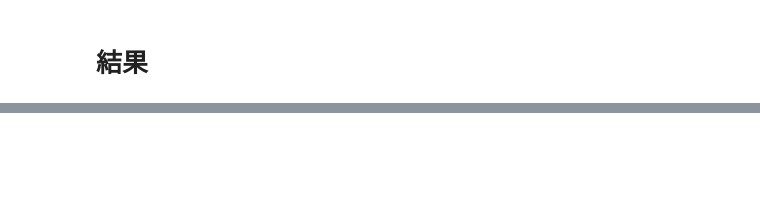
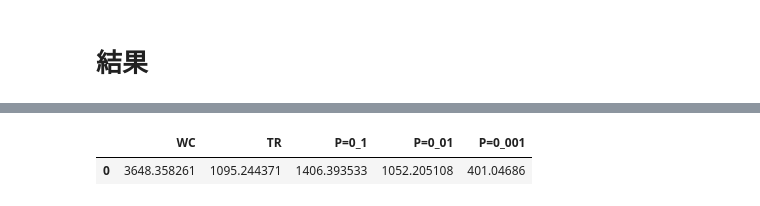
Before and after one commit to plue1011/code, a Jupyter notebook: PMC.ipynb, the cells around one changed output, grey strips where cells are left out. Drawn from its saved outputs; the diff is of its cells as text; code cells hidden in the pictures; blank space fills up the shorter version.

```diff
--- a/PMC.ipynb
+++ b/PMC.ipynb
@@ -751,2 +764,5 @@ pd.DataFrame(S)
 # %%
-pd.DataFrame(run_time)
+pd.DataFrame([run_time])
+# %% [output]
+|  | WC | TR | P=0_1 | P=0_01 | P=0_001 |
+| 0 | 3648.358261 | 1095.244371 | 1406.393533 | 1052.205108 | 401.04686 |
```
Also changed, not shown: parts of 36 cells of this notebook.
